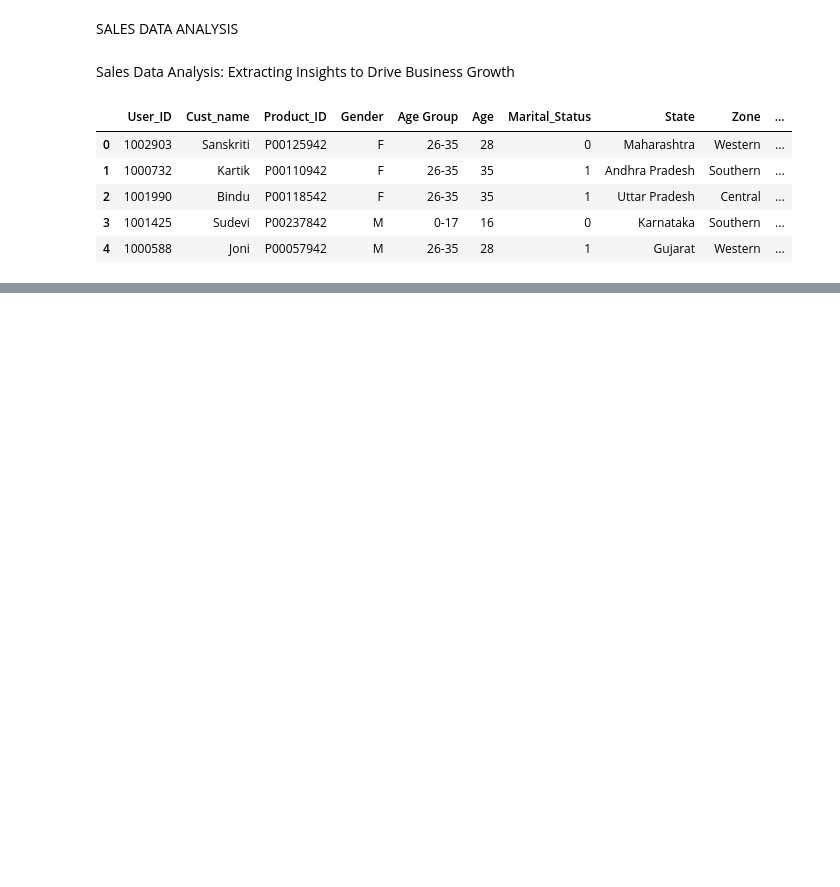
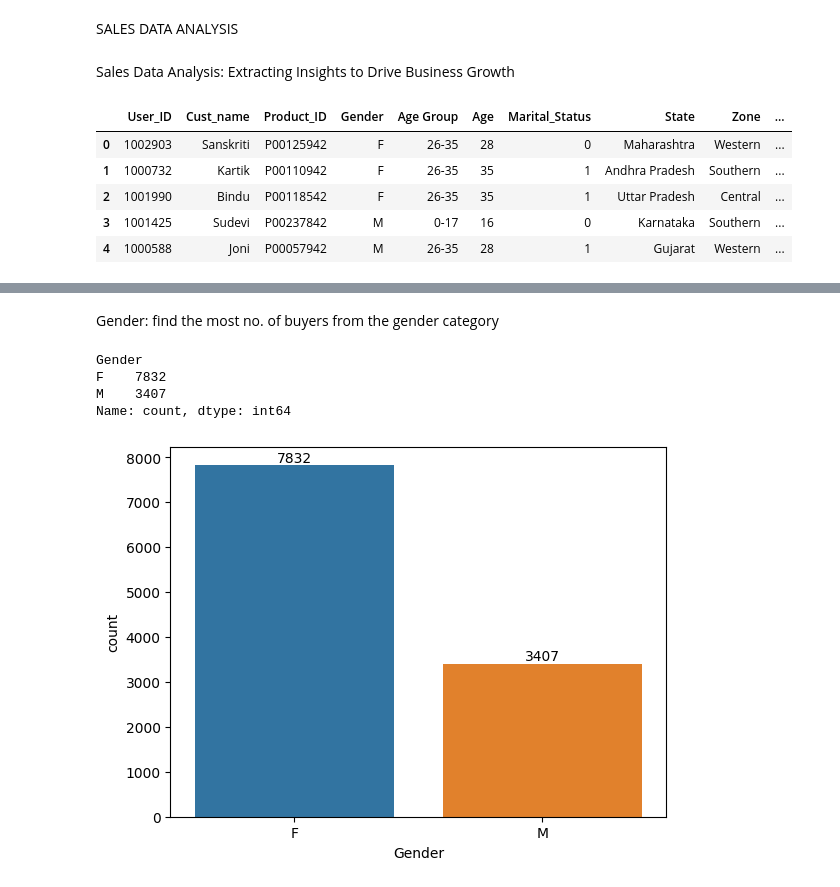
Before and after one commit to Deepak-karmiyal/Sales-Data-Analysis, a Jupyter notebook: sales data.ipynb, the cells around one changed output, grey strips where cells are left out. Cells and saved outputs as stored; diff of their text form; code cells hidden in the pictures; blank space fills up the shorter version.

Commit message:
project on sales data completed

```diff
--- a/sales data.ipynb
+++ b/sales data.ipynb
@@ -22,0 +125,2 @@ df.head()
+# %%
+df['Amount'] = df["Amount"].astype('int')
@@ -22,0 +138,6 @@ df.head()
+# %%
+df['Marital_Status']= df['Marital_Status'].astype('str')
+# %%
+df['Marital_Status']= df['Marital_Status'].str.replace('0','married').astype('O')
+# %%
+df['Marital_Status']= df['Marital_Status'].str.replace('1','unmarried').astype('O')
@@ -22,0 +165,18 @@ df.head()
+# %% [markdown]
+Gender:
+find the most no. of buyers from the gender category
+# %%
+df['Gender'].value_counts()
+# %% [output]
+Gender
+F    7832
+M    3407
+Name: count, dtype: int64
+# %%
+gen = sns.countplot(x = 'Gender',data = df,hue = 'Gender')
+for bars in gen.containers:
+    gen.bar_label(bars)
+
+plt.show()
+# %% [output]
+[figure, added]
```
Also changed, not shown: parts of 36 cells of this notebook.
